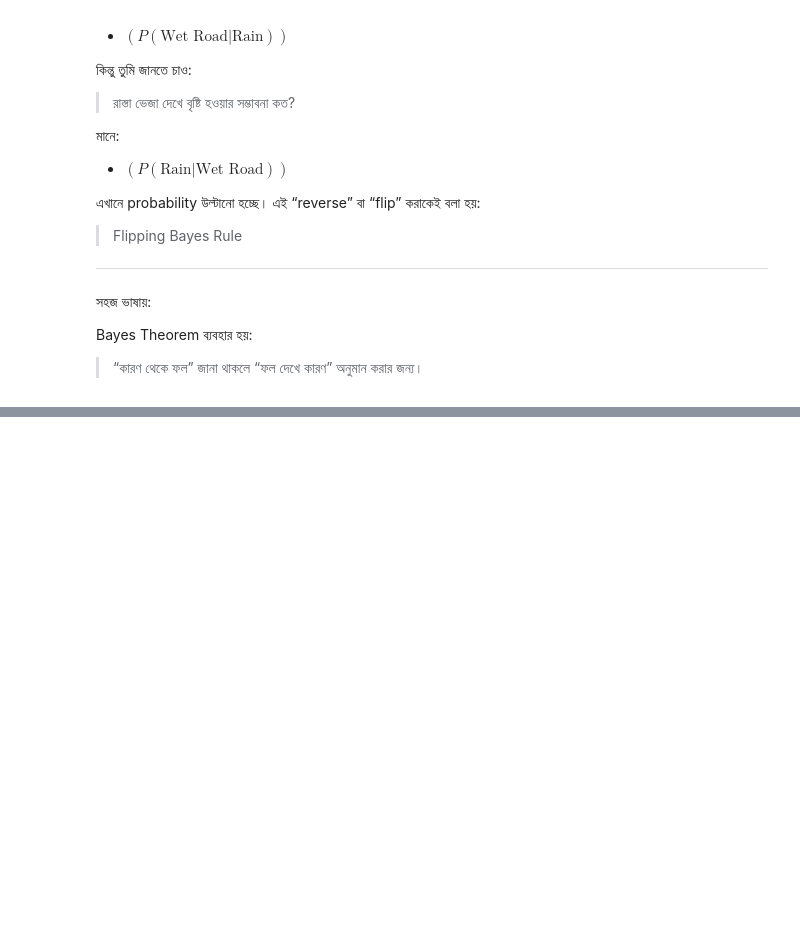
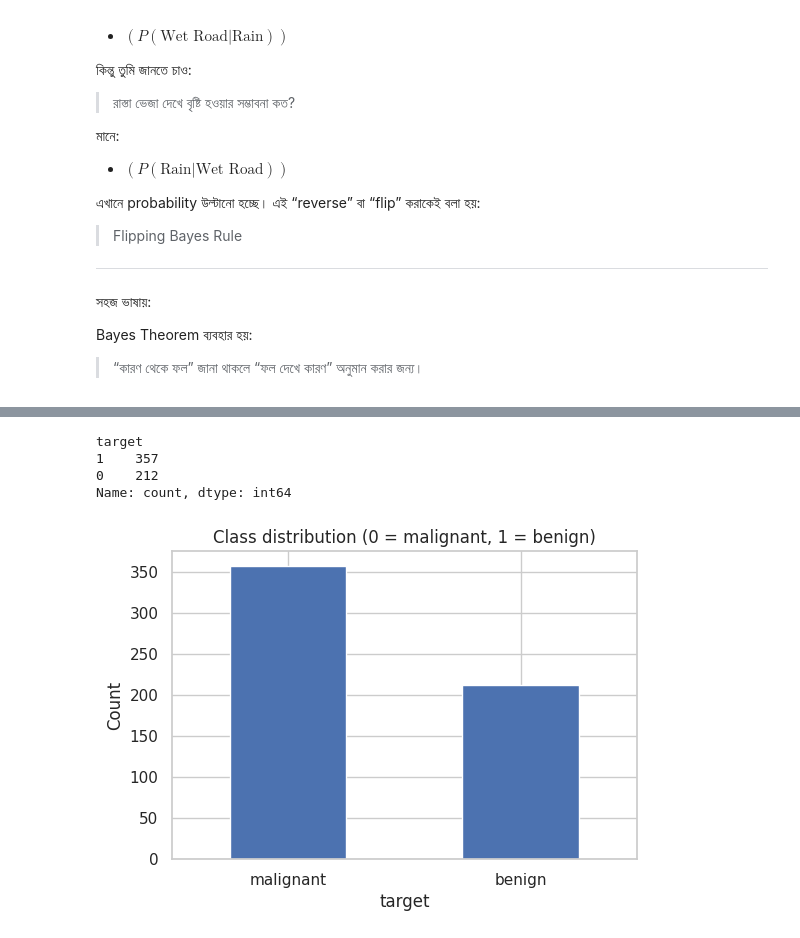
Before and after one commit to arif-z04/Machine-Learning, a Jupyter notebook: Algorithms/Naive_Bayes_Classifier/m1.ipynb, the cells around one changed output, grey strips where cells are left out. Drawn from its saved outputs; the diff is of its cells as text; code cells hidden in the pictures; blank space fills up the shorter version.

```diff
--- a/Algorithms/Naive_Bayes_Classifier/m1.ipynb
+++ b/Algorithms/Naive_Bayes_Classifier/m1.ipynb
@@ -126,7 +249,22 @@ import pandas as pd
 import matplotlib.pyplot as plt
 import seaborn as sns
 
-from sklearn.datasets import load_diabetes
+from sklearn.datasets import load_diabetes, load_breast_cancer, load_iris
 from sklearn.model_selection import train_test_split
 from sklearn.preprocessing import StandardScaler
 from sklearn.metrics import mean_squared_error, r2_score, classification_report, confusion_matrix, accuracy_score
+from sklearn.feature_extraction.text import CountVectorizer
+from sklearn.naive_bayes import GaussianNB, MultinomialNB, BernoulliNB
+
+sns.set(style="whitegrid")
+plt.rcParams["figure.figsize"] = (10, 6)
+# %%
+data = load_breast_cancer()
+X = data.data
+y = data.target
+
+print("Shape of X (features):", X.shape)
+print("Shape of y (target):", y.shape)
+print("Target names:", data.target_names)
+print("First 5 feature names:\n")
+print(data.feature_names[:5])
@@ -132,0 +279,4 @@ from sklearn.metrics import mean_squared_error, r2_score, classification_report,
+# %%
+df = pd.DataFrame(X, columns=data.feature_names)
+df["target"] = y
+df.head()
@@ -132,0 +291,18 @@ from sklearn.metrics import mean_squared_error, r2_score, classification_report,
+# %%
+# Class distribution
+
+class_counts = df["target"].value_counts()
+print(class_counts)
+
+plt.figure(figsize=(6, 4))
+class_counts.plot(kind='bar')
+plt.xticks(ticks=[0,1], labels=data.target_names, rotation=0)
+plt.title("Class distribution (0 = malignant, 1 = benign)")
+plt.ylabel("Count")
+plt.show()
+# %% [output]
+target
+1    357
+0    212
+Name: count, dtype: int64
+[figure, added]
```
Also changed, not shown: parts of 24 cells of this notebook, 3 other files.
